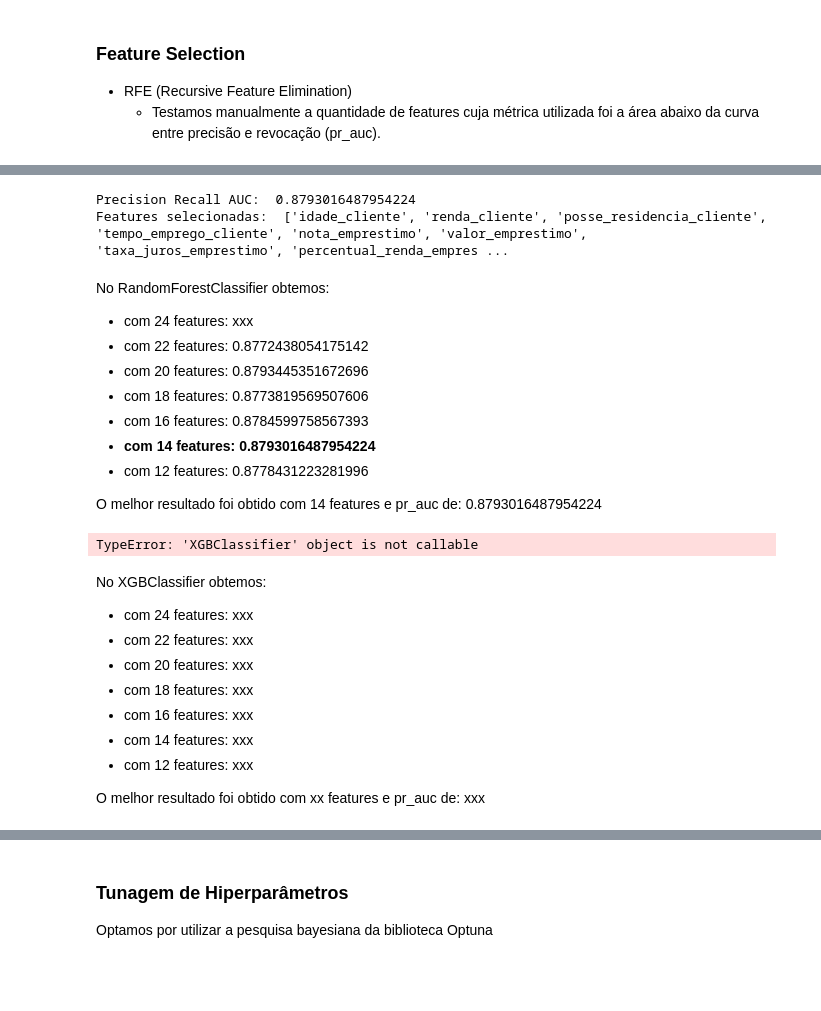
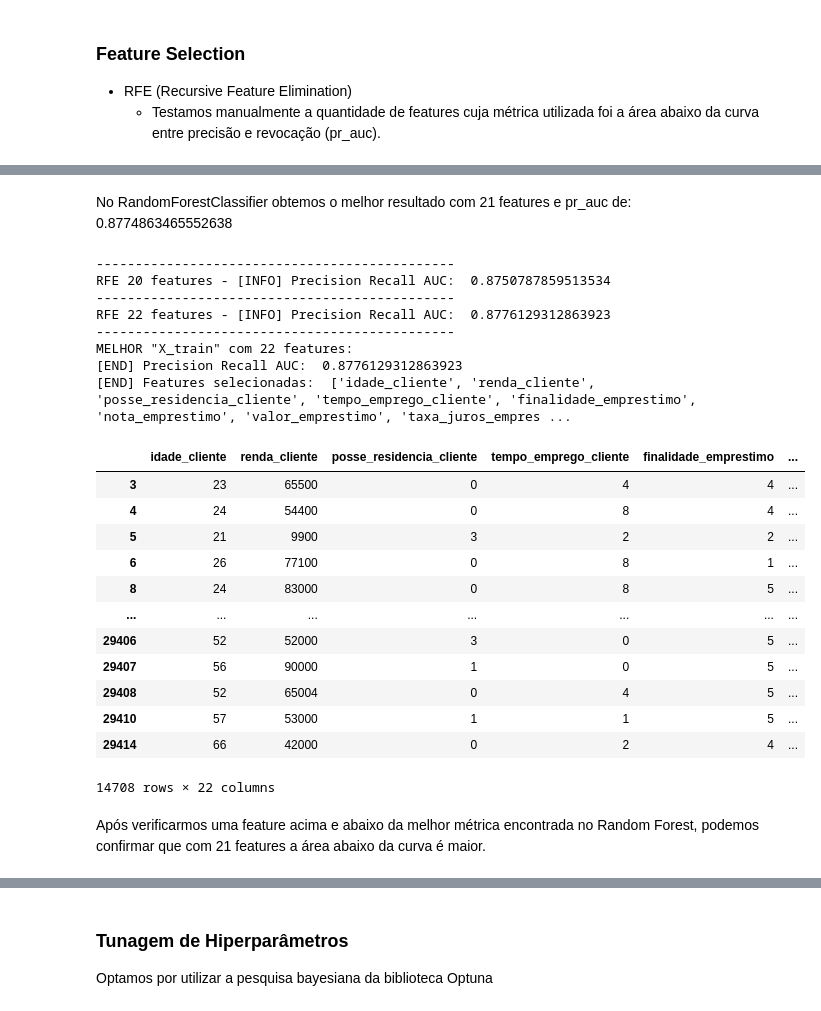
Before and after one commit to GBibiano/risco-credito, a Jupyter notebook: modelagem.ipynb, the cells around one changed output, grey strips where cells are left out. Drawn from its saved outputs; the diff is of its cells as text; code cells hidden in the pictures; blank space fills up the shorter version.

```diff
--- a/modelagem.ipynb
+++ b/modelagem.ipynb
@@ -431,32 +438,28 @@ Para evitar overfitting e capturar ruídos dos dados, preferimos verificar a imp
+# %% [markdown]
+No RandomForestClassifier obtemos o melhor resultado com 21 features e pr_auc de: 0.8774863465552638
 # %%
-rfe_report(randomforestclassifier, 14, 24)
+rfe_report(randomforestclassifier, 20, 23)
 # %% [output]
-Precision Recall AUC:  0.8793016487954224
-Features selecionadas:  ['idade_cliente', 'renda_cliente', 'posse_residencia_cliente', 'tempo_emprego_cliente', 'nota_emprestimo', 'valor_emprestimo', 'taxa_juros_emprestimo', 'percentual_renda_empres ...
+----------------------------------------------
+RFE 20 features - [INFO] Precision Recall AUC:  0.8750787859513534
+----------------------------------------------
+RFE 22 features - [INFO] Precision Recall AUC:  0.8776129312863923
+----------------------------------------------
+MELHOR "X_train" com 22 features:
+[END] Precision Recall AUC:  0.8776129312863923
+[END] Features selecionadas:  ['idade_cliente', 'renda_cliente', 'posse_residencia_cliente', 'tempo_emprego_cliente', 'finalidade_emprestimo', 'nota_emprestimo', 'valor_emprestimo', 'taxa_juros_empres ...
+|  | idade_cliente | renda_cliente | posse_residencia_cliente | tempo_emprego_cliente | finalidade_emprestimo | ... |
+| 3 | 23 | 65500 | 0 | 4 | 4 | ... |
+| 4 | 24 | 54400 | 0 | 8 | 4 | ... |
+| 5 | 21 | 9900 | 3 | 2 | 2 | ... |
+| 6 | 26 | 77100 | 0 | 8 | 1 | ... |
+| 8 | 24 | 83000 | 0 | 8 | 5 | ... |
+| ... | ... | ... | ... | ... | ... | ... |
+| 29406 | 52 | 52000 | 3 | 0 | 5 | ... |
+| 29407 | 56 | 90000 | 1 | 0 | 5 | ... |
+| 29408 | 52 | 65004 | 0 | 4 | 5 | ... |
+| 29410 | 57 | 53000 | 1 | 1 | 5 | ... |
+| 29414 | 66 | 42000 | 0 | 2 | 4 | ... |
+14708 rows × 22 columns
-# %% [markdown]
-No RandomForestClassifier obtemos:
-- com 24 features: xxx
-- com 22 features: 0.8772438054175142
-- com 20 features: 0.8793445351672696
-- com 18 features: 0.8773819569507606
-- com 16 features: 0.8784599758567393
-- **com 14 features: 0.8793016487954224**
-- com 12 features: 0.8778431223281996
-
-O melhor resultado foi obtido com 14 features e pr_auc de: 0.8793016487954224
-# %%
-# Definir o modelo base e o seletor RFE
-rfe_report(xgbclassifier, 14, 24)
-# %% [output]
-TypeError: 'XGBClassifier' object is not callable
-# %% [markdown]
-No XGBClassifier obtemos:
-- com 24 features: xxx
-- com 22 features: xxx
-- com 20 features: xxx
-- com 18 features: xxx
-- com 16 features: xxx
-- com 14 features: xxx
-- com 12 features: xxx
-
-O melhor resultado foi obtido com xx features e pr_auc de: xxx
+# %% [markdown]
+Após verificarmos uma feature acima e abaixo da melhor métrica encontrada no Random Forest, podemos confirmar que com 21 features a área abaixo da curva é maior.
```
Also changed, not shown: parts of 39 cells of this notebook.
